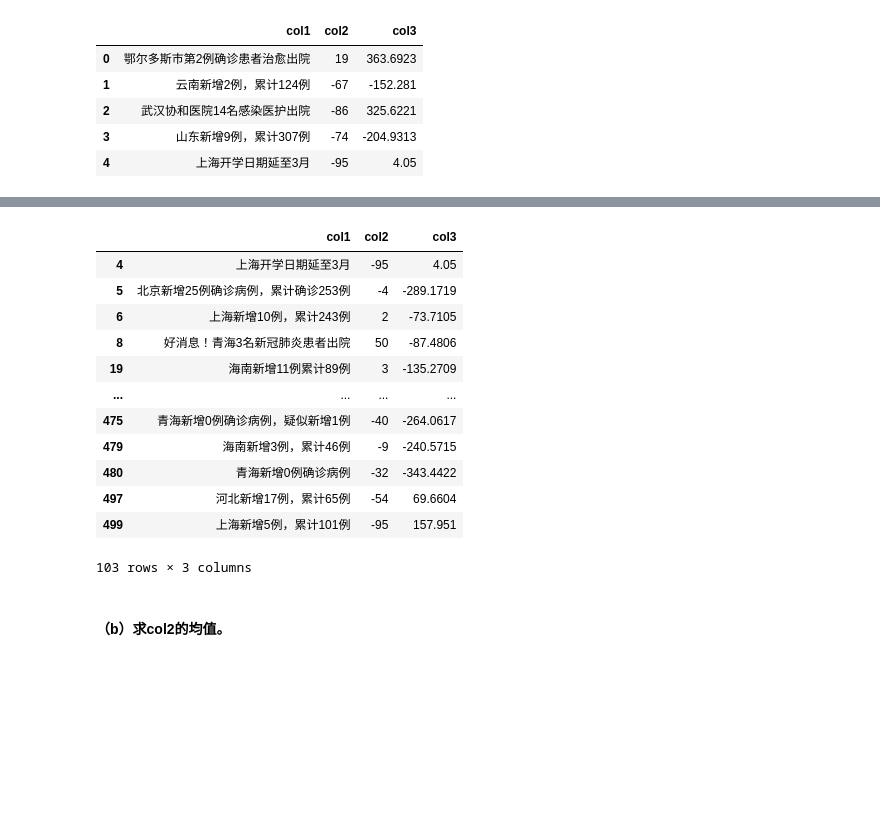
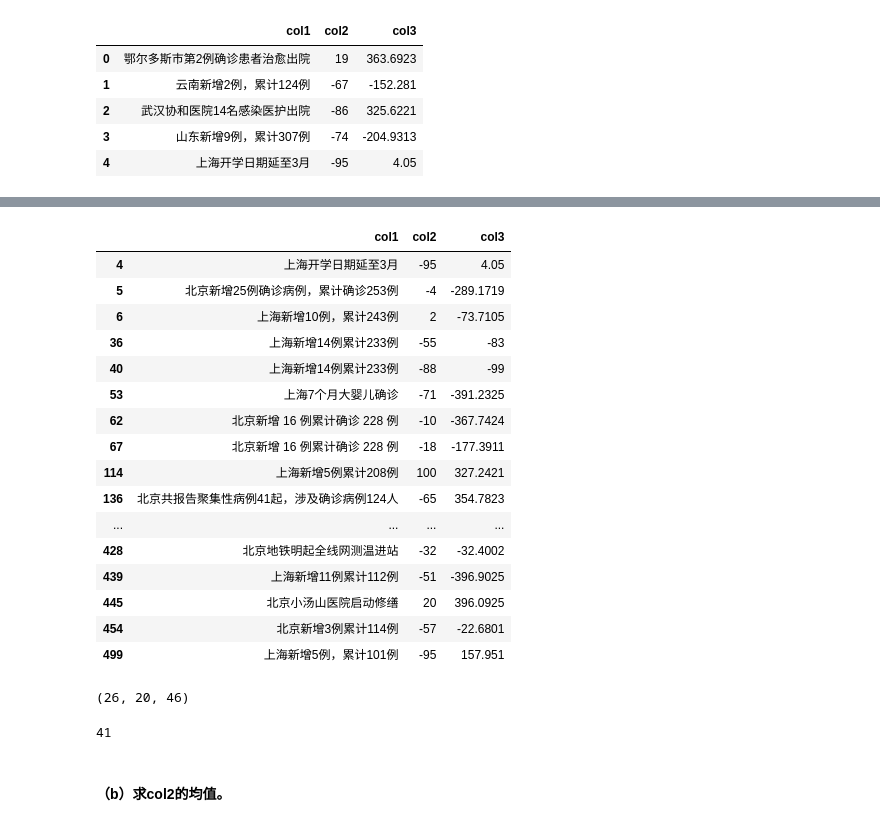
Before and after one commit to flashriver/joyfull_pandas, a Jupyter notebook: 07.ipynb, the cells around one changed output, grey strips where cells are left out. Cells and saved outputs as stored; diff of their text form; code cells hidden in the pictures; blank space fills up the shorter version.

```diff
--- a/07.ipynb
+++ b/07.ipynb
@@ -2221,24 +2248,31 @@ df2=pd.read_csv('data/String_data_two.csv')
+# %%
+df2.loc[df2.col1.apply(lambda x:True if re.match(r'(北京)|(上海)',str(x)) else False).sort_values()]
+# %% [output]
+|  | col1 | col2 | col3 |
+| 4 | 上海开学日期延至3月 | -95 | 4.05 |
+| 5 | 北京新增25例确诊病例，累计确诊253例 | -4 | -289.1719 |
+| 6 | 上海新增10例，累计243例 | 2 | -73.7105 |
+| 36 | 上海新增14例累计233例 | -55 | -83 |
+| 40 | 上海新增14例累计233例 | -88 | -99 |
+| 53 | 上海7个月大婴儿确诊 | -71 | -391.2325 |
+| 62 | 北京新增 16 例累计确诊 228 例 | -10 | -367.7424 |
+| 67 | 北京新增 16 例累计确诊 228 例 | -18 | -177.3911 |
+| 114 | 上海新增5例累计208例 | 100 | 327.2421 |
+| 136 | 北京共报告聚集性病例41起，涉及确诊病例124人 | -65 | 354.7823 |
+| ... | ... | ... | ... |
+| 428 | 北京地铁明起全线网测温进站 | -32 | -32.4002 |
+| 439 | 上海新增11例累计112例 | -51 | -396.9025 |
+| 445 | 北京小汤山医院启动修缮 | 20 | 396.0925 |
+| 454 | 北京新增3例累计114例 | -57 | -22.6801 |
+| 499 | 上海新增5例，累计101例 | -95 | 157.951 |
 # %%
-# 北京
-df2[df2.col1.str.contains('北京')]
-#上海
-df2[df2.col1.str.contains('上海')]
-# 北京或上海
-df2[df2.col1.str.contains('[上海]|[北京]')]
+len(df2[df2.col1.str.contains('北京')]),len(df2[df2.col1.str.contains('上海')]),len(df2[df2.col1.str.contains('上海|北京')]) #
 # %% [output]
-|  | col1 | col2 | col3 |
-| 4 | 上海开学日期延至3月 | -95 | 4.05 |
-| 5 | 北京新增25例确诊病例，累计确诊253例 | -4 | -289.1719 |
-| 6 | 上海新增10例，累计243例 | 2 | -73.7105 |
-| 8 | 好消息！青海3名新冠肺炎患者出院 | 50 | -87.4806 |
-| 19 | 海南新增11例累计89例 | 3 | -135.2709 |
-| ... | ... | ... | ... |
-| 475 | 青海新增0例确诊病例，疑似新增1例 | -40 | -264.0617 |
-| 479 | 海南新增3例，累计46例 | -9 | -240.5715 |
-| 480 | 青海新增0例确诊病例 | -32 | -343.4422 |
-| 497 | 河北新增17例，累计65例 | -54 | 69.6604 |
-| 499 | 上海新增5例，累计101例 | -95 | 157.951 |
-103 rows × 3 columns
+(26, 20, 46)
+# %%
+len(pd.concat([df2[df2.col1.str.find('上海')==0],df2[df2.col1.str.find('北京')==0]]))#==df2[df2.col1.str.contains('[上海]|[北京]')]
+# %% [output]
+41
 # %% [markdown]
 #### （b）求col2的均值。
 # %%
```
Also changed, not shown: parts of 3 cells of this notebook.
